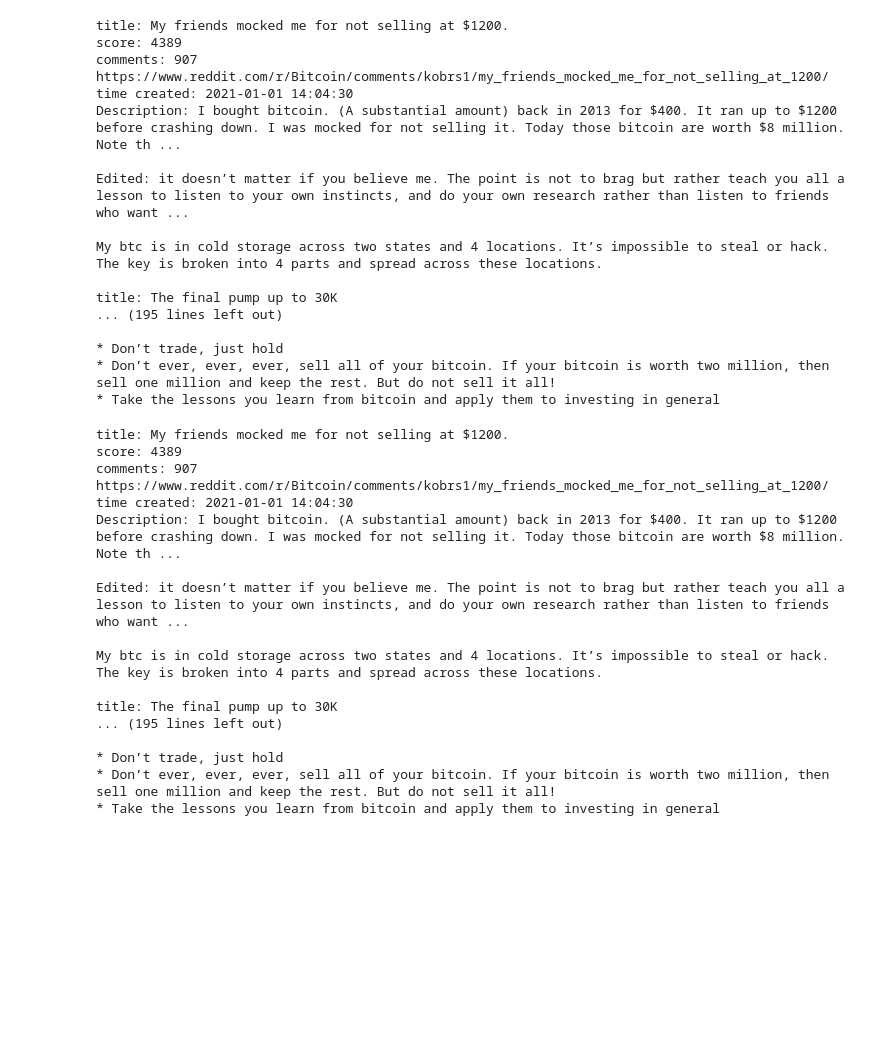
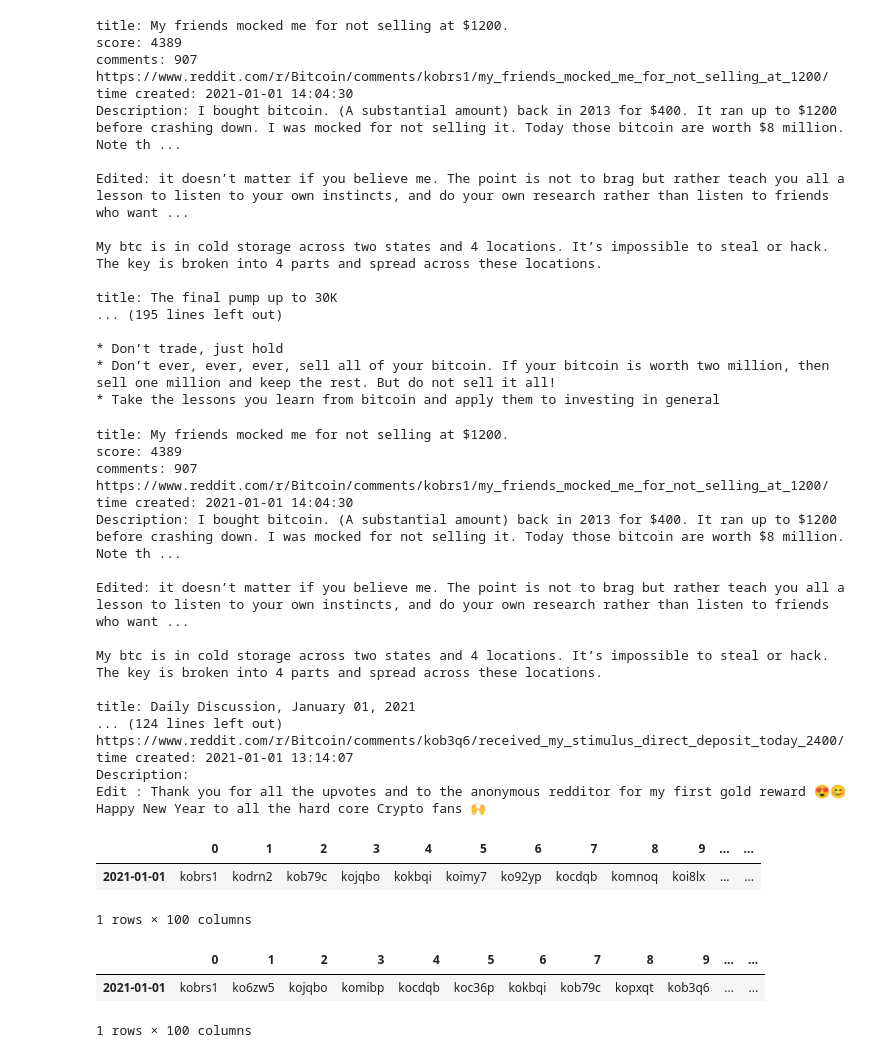
Before and after one commit to Dogecoinnlp/Crypto-Nlp, a Jupyter notebook: Test_Pushshift.ipynb, the cells around one changed output. Saved outputs shown, nothing was run; the diff lists cells and outputs as text; code cells hidden in the pictures; blank space fills up the shorter version.

```diff
--- a/Test_Pushshift.ipynb
+++ b/Test_Pushshift.ipynb
@@ -257,31 +257,6 @@ else:
 NameError: name 'np' is not defined
 # %%
 popular_subs.to_csv("sub_list.csv")
-# %%
-for i in range(0,l):
-    score[i] = ids[i].score #either score or num_comments
-    num_comments[i] = ids[i].num_comments
-
-sorted_ids = pd.Series(data=score, index=range(0,l)).sort_values(ascending = False)
-top_submissions = [ids[i] for i in sorted_ids.index]
-top_ids = [sub.id for sub in top_submissions[0:min(len(top_submissions),100)]]
-
-
-sorted_ids_comments = pd.Series(data=num_comments, index=range(0,l)).sort_values(ascending = False)
-top_submissions_comments = [ids[i] for i in sorted_ids.index]
-top_ids_comments = [sub.id for sub in top_submissions_comments[0:min(len(top_submissions_comments),100)]]
-
-#save ids, append for each date
-if "popular_subs" in locals():
-    popular_subs = popular_subs.append(
-        pd.DataFrame([top_ids], index = [datetime.utcfromtimestamp(top_submissions[0].created_utc).strftime('%Y-%m-%d')]))
-    popular_subs_comments = popular_subs.append(
-        pd.DataFrame([top_ids_comments], index = [datetime.utcfromtimestamp(top_submissions_comments[0].created_utc).strftime('%Y-%m-%d')]))
-else:
-    popular_subs = pd.DataFrame(
-        [top_ids], index = [datetime.utcfromtimestamp(top_submissions[0].created_utc).strftime('%Y-%m-%d')])
-    popular_subs_comments = pd.DataFrame(
-        [top_ids_comments], index = [datetime.utcfromtimestamp(top_submissions_comments[0].created_utc).strftime('%Y-%m-%d')])
 # %%
 for i in range(0,10):
     print("title:", top_submissions[i].title)
@@ -330,9 +305,21 @@ Edited: it doesn’t matter if you believe me. The point is not to brag but rath
 
 My btc is in cold storage across two states and 4 locations. It’s impossible to steal or hack. The key is broken into 4 parts and spread across these locations.
 
-title: The final pump up to 30K
-... (195 lines left out)
-
-* Don’t trade, just hold
-* Don’t ever, ever, ever, sell all of your bitcoin. If your bitcoin is worth two million, then sell one million and keep the rest. But do not sell it all!
-* Take the lessons you learn from bitcoin and apply them to investing in general
+title: Daily Discussion, January 01, 2021
+... (124 lines left out)
+https://www.reddit.com/r/Bitcoin/comments/kob3q6/received_my_stimulus_direct_deposit_today_2400/
+time created: 2021-01-01 13:14:07
+Description:
+Edit : Thank you for all the upvotes and to the anonymous redditor for my first gold reward 😍😊 Happy New Year to all the hard core Crypto fans 🙌
+# %%
+popular_subs
+# %% [output]
+|  | 0 | 1 | 2 | 3 | 4 | 5 | 6 | 7 | 8 | 9 | ... | ... |
+| 2021-01-01 | kobrs1 | kodrn2 | kob79c | kojqbo | kokbqi | koimy7 | ko92yp | kocdqb | komnoq | koi8lx | ... | ... |
+1 rows × 100 columns
+# %%
+popular_subs_comments
+# %% [output]
+|  | 0 | 1 | 2 | 3 | 4 | 5 | 6 | 7 | 8 | 9 | ... | ... |
+| 2021-01-01 | kobrs1 | ko6zw5 | kojqbo | komibp | kocdqb | koc36p | kokbqi | kob79c | kopxqt | kob3q6 | ... | ... |
+1 rows × 100 columns
```
